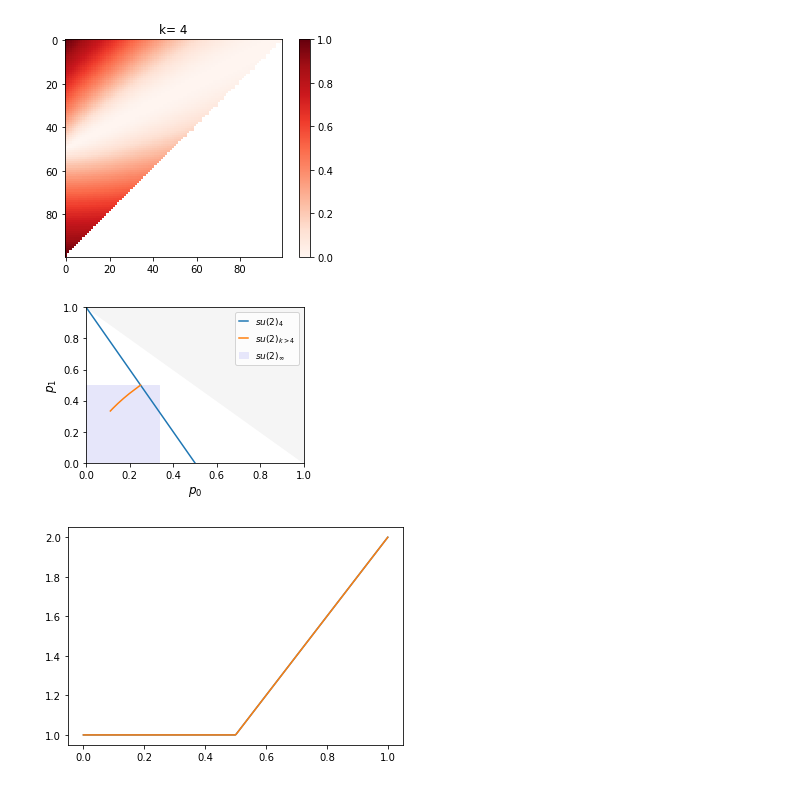
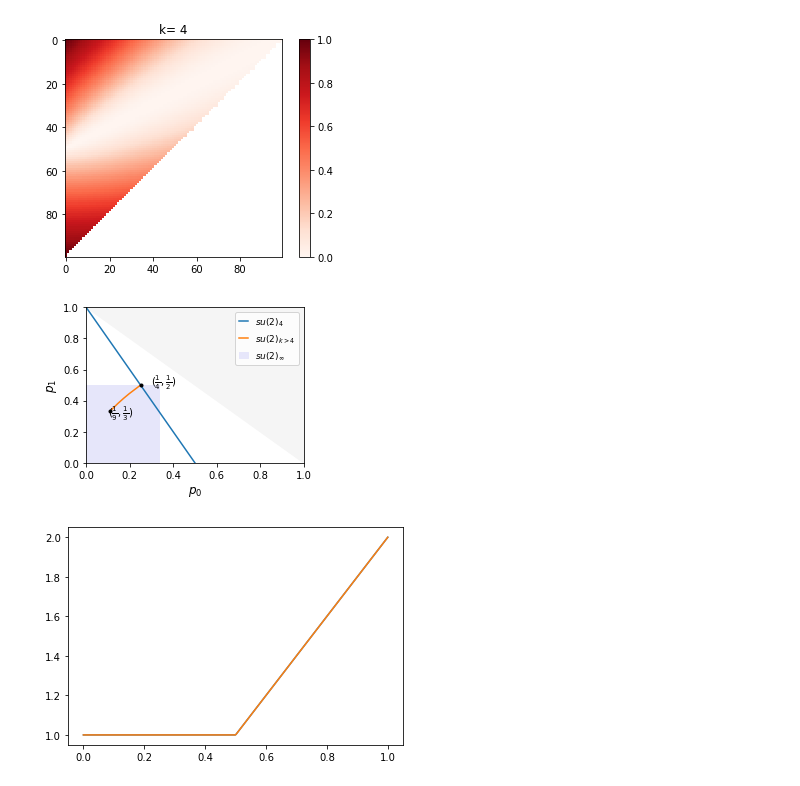
Before and after one commit to hassan-shap/anyons_pt, a Jupyter notebook: su2k.ipynb, the cells around one changed output. Cells and saved outputs as stored; diff of their text form; code cells hidden in the pictures.

Commit message:
su2_k spin one

```diff
--- a/su2k.ipynb
+++ b/su2k.ipynb
@@ -610,40 +684,46 @@ p1=np.zeros(len(klist))
 
 fsize=10
 plt.figure(figsize=(4,3))
+# ax = fig.add_subplot()
 
 # plt.fill([0,1,0],[1,0,0],color='whitesmoke')
 plt.fill([0,1,1],[1,1,0],color='whitesmoke')
 # plt.fill([0,1/3,1/3,0],[0.5,0.5,0,0],color='whitesmoke')
 # plt.plot([0,1/3,1/3],[0.5,0.5,0],'k',linewidth=0.5,label='$su(2)_\infty$')
 plt.fill([0,1/3,1/3,0],[0.5,0.5,0,0],color='lavender',label='$su(2)_\infty$')
 
 for i_k in range(len(klist)):
     k=klist[i_k]
     da=qdim(a,k)
     db=qdim(b,k)
     p0[i_k]= 1/(da*db)
     p1[i_k]= 1/da
 
 plist=np.linspace(0,1,100)
 plt.plot((1-plist)/2,plist,color='C0',label='$su(2)_4$')
-# plt.plot(p0[0],p1[0],'o',markersize=4,color='k')
 plt.plot(p0,p1,'-',color='C1',label='$su(2)_{k>4}$')
-# plt.plot(p0[-1],p1[-1],'o',markersize=4,color='C1',label='$su(2)_{100}$')
 plt.xlim([0,1])
 plt.ylim([0,1])
+
+plt.plot(p0[0],p1[0],'o',markersize=3,color='k')
+plt.plot(p0[-1],p1[-1],'o',markersize=3,color='k')#,label='$su(2)_{100}$')
 
 plt.xlabel(r'$p_0$',fontsize=fsize+2)
 plt.ylabel(r'$p_1$',fontsize=fsize+2)
 plt.xticks(fontsize=fsize)
 plt.yticks(fontsize=fsize)
 # ax1.xaxis.set_minor_locator(AutoMinorLocator(2))
 plt.legend(fontsize=fsize-1,handlelength=1., loc='upper right')
 plt.tight_layout()
 
-plt.savefig('su2k_spin_one.pdf')
+t1 = r'$(\frac{1}{4},\frac{1}{2})$'
+plt.annotate(t1, xy=(0.3, 0.5), xycoords='axes fraction')
+t2 = r'$(\frac{1}{9},\frac{1}{3})$'
+plt.annotate(t2, xy=(0.1, 0.3), xycoords='axes fraction')
+# plt.savefig('su2k_spin_one.pdf')
 plt.show()
 # %% [output]
-[figure, old version]
+[figure, new version]
 # %%
 print(p0[0],p0[-1])
 # %%
```
Also changed, not shown: parts of 2 cells of this notebook, 2 other files.
